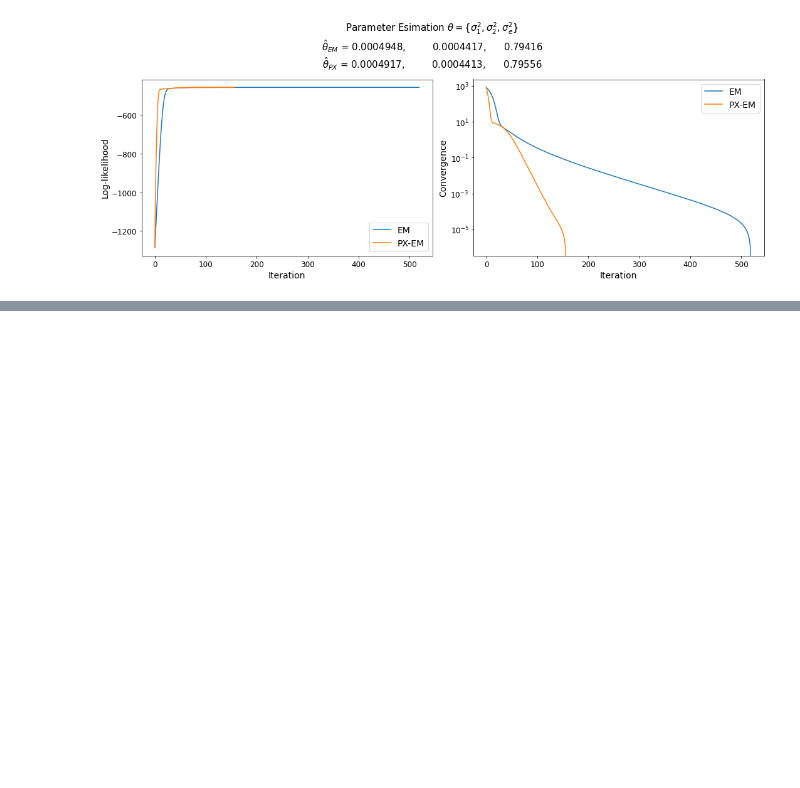
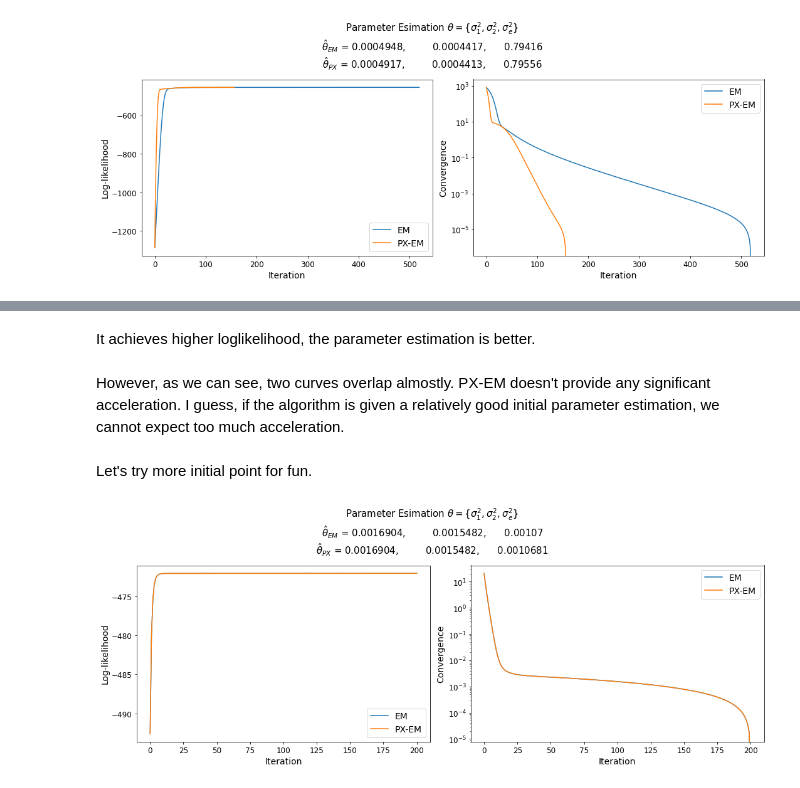
Before and after one commit to zihaophys/Machine-Learning-Miscellaneous, a Jupyter notebook: EM/three-variance-lmm.ipynb, the cells around one changed output, grey strips where cells are left out. Saved outputs shown, nothing was run; the diff lists cells and outputs as text; code cells hidden in the pictures; blank space fills up the shorter version.

```diff
--- a/EM/three-variance-lmm.ipynb
+++ b/EM/three-variance-lmm.ipynb
@@ -364,0 +400,34 @@ plt.show()
+# %% [markdown]
+It achieves higher loglikelihood, the parameter estimation is better.
+# %% [markdown]
+However, as we can see, two curves overlap almostly. PX-EM doesn't provide any significant acceleration. I guess, if the algorithm is given a relatively good initial parameter estimation, we cannot expect too much acceleration.
+# %% [markdown]
+Let's try more initial point for fun.
+# %%
+model = VCM3(X1, X2, y)
+a_em, b_em, c_em, lhs_em = model.solve_em(200, 1000, 1000, 1000)
+a_pxem, b_pxem, c_pxem, lhs_pxem = model.solve_pxem(200, 1000, 1000, 1000)
+fig, ax = plt.subplots(1,2,figsize=(15, 6))
+ax[0].plot(lhs_em, label='EM')
+ax[0].plot(lhs_pxem, label='PX-EM')
+ax[0].legend(fontsize=14)
+ax[0].set_ylabel('Log-likelihood', fontsize=14)
+ax[0].set_xlabel('Iteration', fontsize=14)
+ax[0].tick_params(labelsize=12)
+
+ax[1].plot(max(lhs_em)-lhs_em, label='EM')
+ax[1].plot(max(lhs_pxem)-lhs_pxem, label='PX-EM')
+ax[1].legend(fontsize=14)
+ax[1].set_ylabel('Convergence', fontsize=14)
+ax[1].set_xlabel('Iteration', fontsize=14)
+ax[1].tick_params(labelsize=12)
+ax[1].set_yscale('log')
+
+plt.suptitle('Parameter Esimation $\\theta=\{\sigma_1^2, \sigma_2^2, \sigma_e^2\}$\n'
+             +'$\hat{\\theta}_{EM}$ = '+f'{np.round(1/a_em, 7)},\t {np.round(1/b_em, 7)},\t {np.round(1/c_em, 5)}' + '\n'
+             +'$\hat{\\theta}_{PX}$ = '+f'{np.round(1/a_pxem, 7)},\t {np.round(1/b_pxem, 7)},\t {np.round(1/c_pxem, 7)}',
+             fontsize=15)
+fig.tight_layout()
+plt.show()
+# %% [output]
+[figure, added]
```
Also changed, not shown: parts of 11 cells of this notebook, 1 other file.
